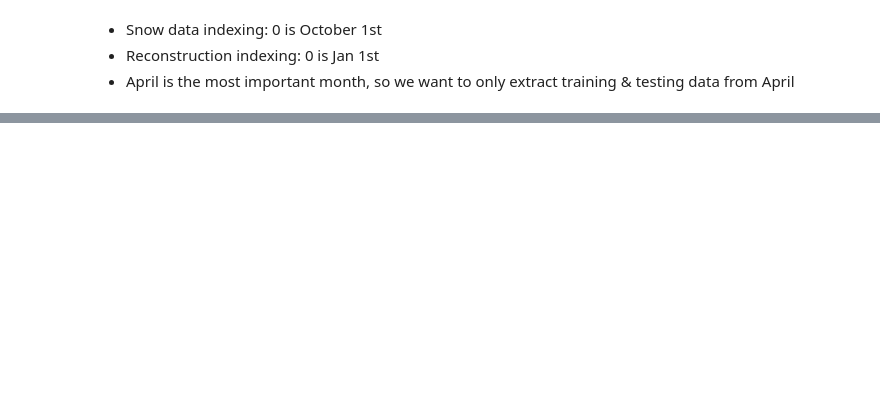
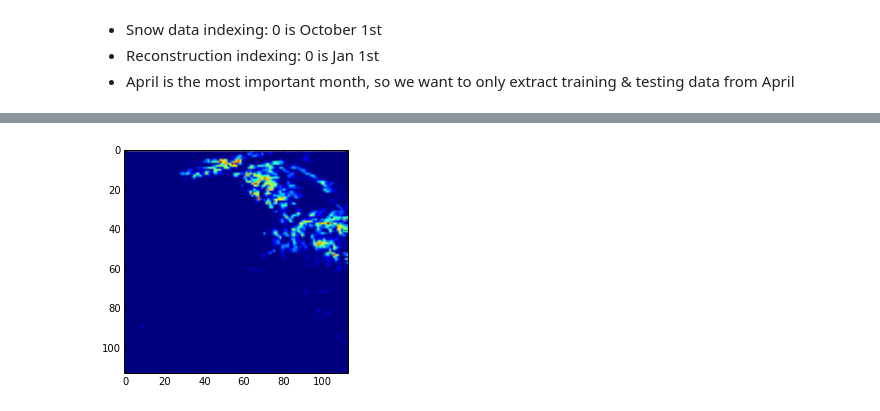
Before and after one commit to tomquisel/snow_melt, a Jupyter notebook: Explore Snow Melt Data.ipynb, the cells around one changed output, grey strips where cells are left out. Cells and saved outputs as stored; diff of their text form; code cells hidden in the pictures; blank space fills up the shorter version.

```diff
--- a/Explore Snow Melt Data.ipynb
+++ b/Explore Snow Melt Data.ipynb
@@ -29,0 +36,4 @@ array([ 0.        ,  1.47214556,  3.9433279 , ...,  1.10986495,
+# %%
+interact(lambda day: recon_swe_explorer.plot_day(day), day=[0,272])
+# %% [output]
+[figure, added]
```
Also changed, not shown: parts of 6 cells of this notebook, 4 other files.
